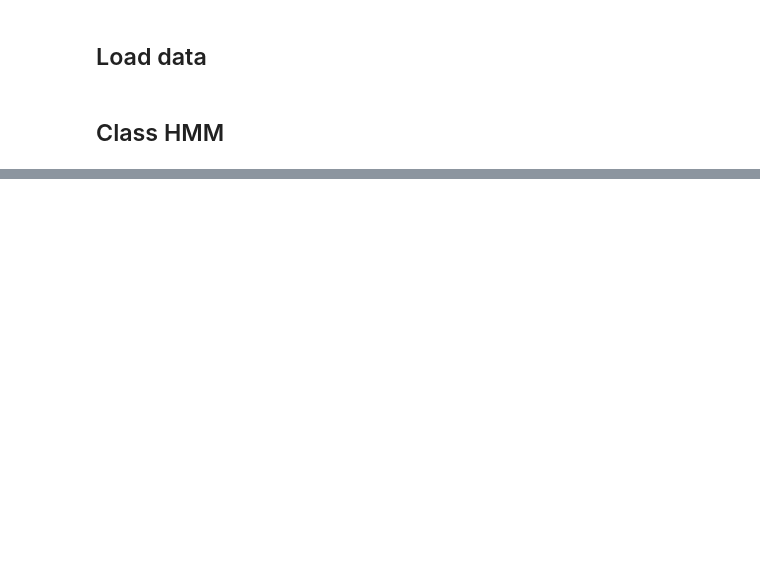
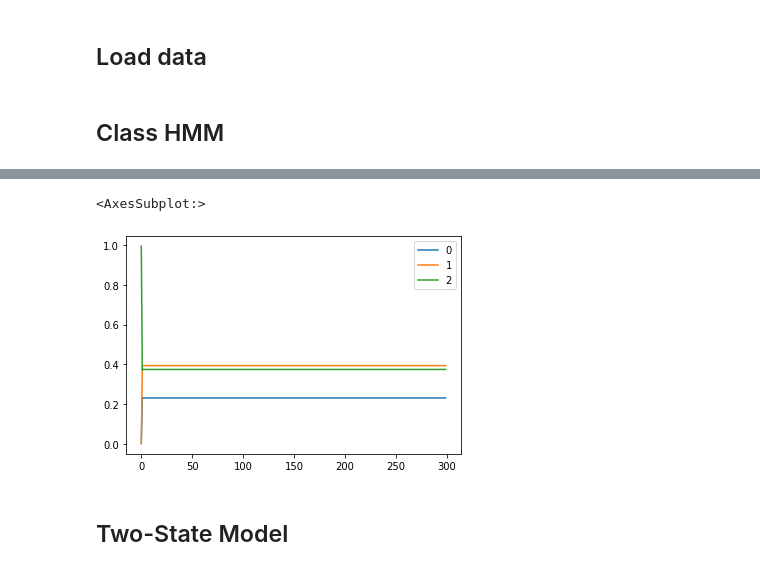
Before and after one commit to felixbrunner/hmm-real-vol, a Jupyter notebook: notebooks/EM_implementation.ipynb, the cells around one changed output, grey strips where cells are left out. Drawn from its saved outputs; the diff is of its cells as text; code cells hidden in the pictures; blank space fills up the shorter version.

```diff
--- a/notebooks/EM_implementation.ipynb
+++ b/notebooks/EM_implementation.ipynb
@@ -292,2 +312,10 @@ array([[9.99992033e-01, 7.96708481e-06],
+# %%
+S = pd.DataFrame(test.smoothened_probabilities)
+S.plot()
+# %% [output]
+<AxesSubplot:>
+[figure, added]
+# %% [markdown]
+## Two-State Model
 # %%
 test = HMM()
```
Also changed, not shown: parts of 20 cells of this notebook.
